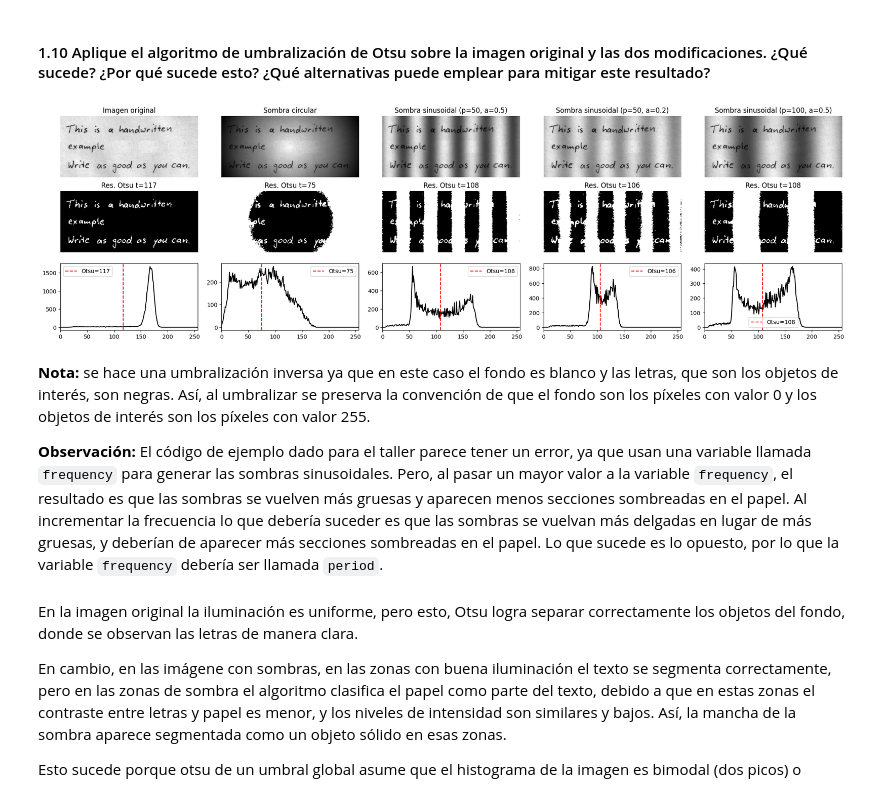
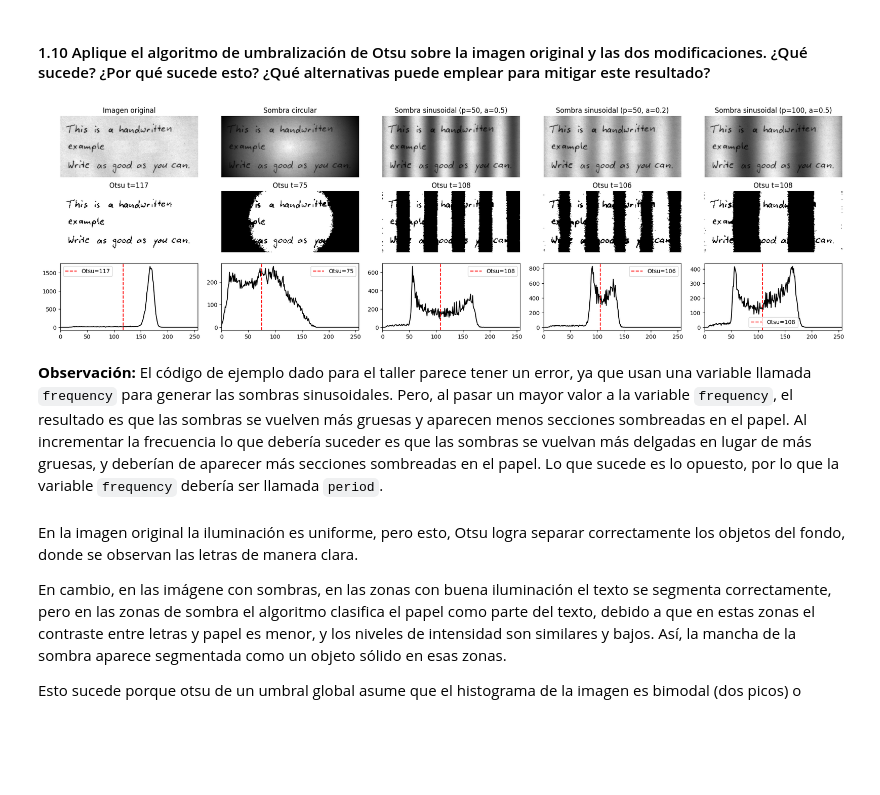
Before and after one commit to davidtobonm/talleres-imagenes-y-vision, a Jupyter notebook: Taller_3/Taller3_David.ipynb, the cells around one changed output. Cells and saved outputs as stored; diff of their text form; code cells hidden in the pictures; blank space fills up the shorter version.

```diff
--- a/Taller_3/Taller3_David.ipynb
+++ b/Taller_3/Taller3_David.ipynb
@@ -296,11 +295,11 @@ plt.show()
 # %% [markdown]
 #### 1.10 Aplique el algoritmo de umbralización de Otsu sobre la imagen original y las dos modificaciones. ¿Qué sucede? ¿Por qué sucede esto? ¿Qué alternativas puede emplear para mitigar este resultado?
 # %%
-otsu_og, otsu_text_image = cv2.threshold(text_img, 0, max_value, cv2.THRESH_BINARY_INV+cv2.THRESH_OTSU)
-otsu_cs, otsu_cs_image = cv2.threshold(text_with_circular_shade, 0, max_value, cv2.THRESH_BINARY_INV+cv2.THRESH_OTSU)
-otsu_ss1, otsu_ss1_image = cv2.threshold(text_with_sinusoidal_shade1, 0, max_value, cv2.THRESH_BINARY_INV+cv2.THRESH_OTSU)
-otsu_ss2, otsu_ss2_image = cv2.threshold(text_with_sinusoidal_shade2, 0, max_value, cv2.THRESH_BINARY_INV+cv2.THRESH_OTSU)
-otsu_ss3, otsu_ss3_image = cv2.threshold(text_with_sinusoidal_shade3, 0, max_value, cv2.THRESH_BINARY_INV+cv2.THRESH_OTSU)
+otsu_og, otsu_text_image = cv2.threshold(text_img, 0, max_value, cv2.THRESH_BINARY+cv2.THRESH_OTSU)
+otsu_cs, otsu_cs_image = cv2.threshold(text_with_circular_shade, 0, max_value, cv2.THRESH_BINARY+cv2.THRESH_OTSU)
+otsu_ss1, otsu_ss1_image = cv2.threshold(text_with_sinusoidal_shade1, 0, max_value, cv2.THRESH_BINARY+cv2.THRESH_OTSU)
+otsu_ss2, otsu_ss2_image = cv2.threshold(text_with_sinusoidal_shade2, 0, max_value, cv2.THRESH_BINARY+cv2.THRESH_OTSU)
+otsu_ss3, otsu_ss3_image = cv2.threshold(text_with_sinusoidal_shade3, 0, max_value, cv2.THRESH_BINARY+cv2.THRESH_OTSU)
 # %%
 plt.figure(figsize=(20, 6))
 
@@ -331,27 +330,27 @@ plt.axis('off')
 
 plt.subplot(3, 5, 6)
 plt.imshow(otsu_text_image, cmap='gray')
-plt.title(f'Res. Otsu t={int(otsu_og)}')
+plt.title(f'Otsu t={int(otsu_og)}')
 plt.axis('off')
 
 plt.subplot(3, 5, 7)
 plt.imshow(otsu_cs_image, cmap='gray')
-plt.title(f'Res. Otsu t={int(otsu_cs)}')
+plt.title(f'Otsu t={int(otsu_cs)}')
 plt.axis('off')
 
 plt.subplot(3, 5, 8)
 plt.imshow(otsu_ss1_image, cmap='gray')
-plt.title(f'Res. Otsu t={int(otsu_ss1)}')
+plt.title(f'Otsu t={int(otsu_ss1)}')
 plt.axis('off')
 
 plt.subplot(3, 5, 9)
 plt.imshow(otsu_ss2_image, cmap='gray')
-plt.title(f'Res. Otsu t={int(otsu_ss2)}')
+plt.title(f'Otsu t={int(otsu_ss2)}')
 plt.axis('off')
 
 plt.subplot(3, 5, 10)
 plt.imshow(otsu_ss3_image, cmap='gray')
-plt.title(f'Res. Otsu t={int(otsu_ss3)}')
+plt.title(f'Otsu t={int(otsu_ss3)}')
 plt.axis('off')
 
 plt.subplot(3, 5, 11)
@@ -365,37 +364,35 @@ plt.subplot(3, 5, 12)
 hist_cs = get_histogram(text_with_circular_shade)
 plt.plot(hist_cs, color='black')
 plt.axvline(x=otsu_cs, color='red', linestyle='--', label=f'Otsu={int(otsu_cs)}')
 plt.legend()
 plt.xlim([0, 256])
 
 plt.subplot(3, 5, 13)
 hist_ss1 = get_histogram(text_with_sinusoidal_shade1)
 plt.plot(hist_ss1, color='black')
 plt.axvline(x=otsu_ss1, color='red', linestyle='--', label=f'Otsu={int(otsu_ss1)}')
 plt.legend()
 plt.xlim([0, 256])
 
 plt.subplot(3, 5, 14)
 hist_ss2 = get_histogram(text_with_sinusoidal_shade2)
 plt.plot(hist_ss2, color='black')
 plt.axvline(x=otsu_ss2, color='red', linestyle='--', label=f'Otsu={int(otsu_ss2)}')
 plt.legend()
 plt.xlim([0, 256])
 
 plt.subplot(3, 5, 15)
 hist_ss3 = get_histogram(text_with_sinusoidal_shade3)
 plt.plot(hist_ss3, color='black')
 plt.axvline(x=otsu_ss3, color='red', linestyle='--', label=f'Otsu={int(otsu_ss3)}')
 plt.legend()
 plt.xlim([0, 256])
 
 plt.tight_layout()
 plt.show()
 # %% [output]
-[figure, old version]
+[figure, new version]
 # %% [markdown]
-**Nota:** se hace una umbralización inversa ya que en este caso el fondo es blanco y las letras, que son los objetos de interés, son negras. Así, al umbralizar se preserva la convención de que el fondo son los píxeles con valor 0 y los objetos de interés son los píxeles con valor 255.
-
 **Observación:** El código de ejemplo dado para el taller parece tener un error, ya que usan una variable llamada `frequency` para generar las sombras sinusoidales. Pero, al pasar un mayor valor a la variable `frequency`, el resultado es que las sombras se vuelven más gruesas y aparecen menos secciones sombreadas en el papel. Al incrementar la frecuencia lo que debería suceder es que las sombras se vuelvan más delgadas en lugar de más gruesas, y deberían de aparecer más secciones sombreadas en el papel. Lo que sucede es lo opuesto, por lo que la variable `frequency` debería ser llamada `period`.
 # %% [markdown]
 En la imagen original la iluminación es uniforme, pero esto, Otsu logra separar correctamente los objetos del fondo, donde se observan las letras de manera clara.
```
Also changed, not shown: parts of 5 cells of this notebook, 1 other file.
